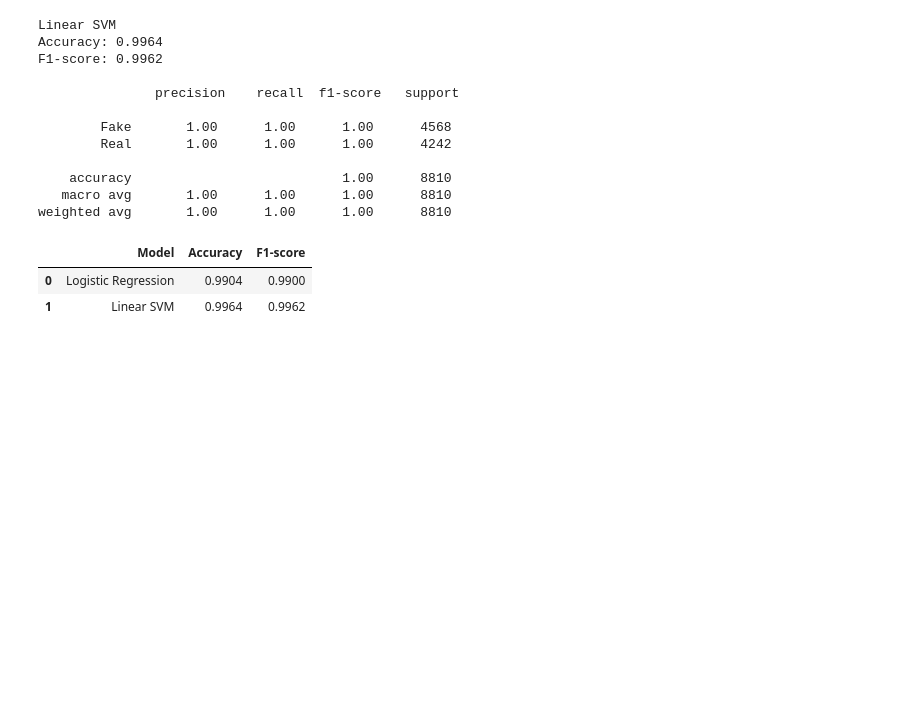
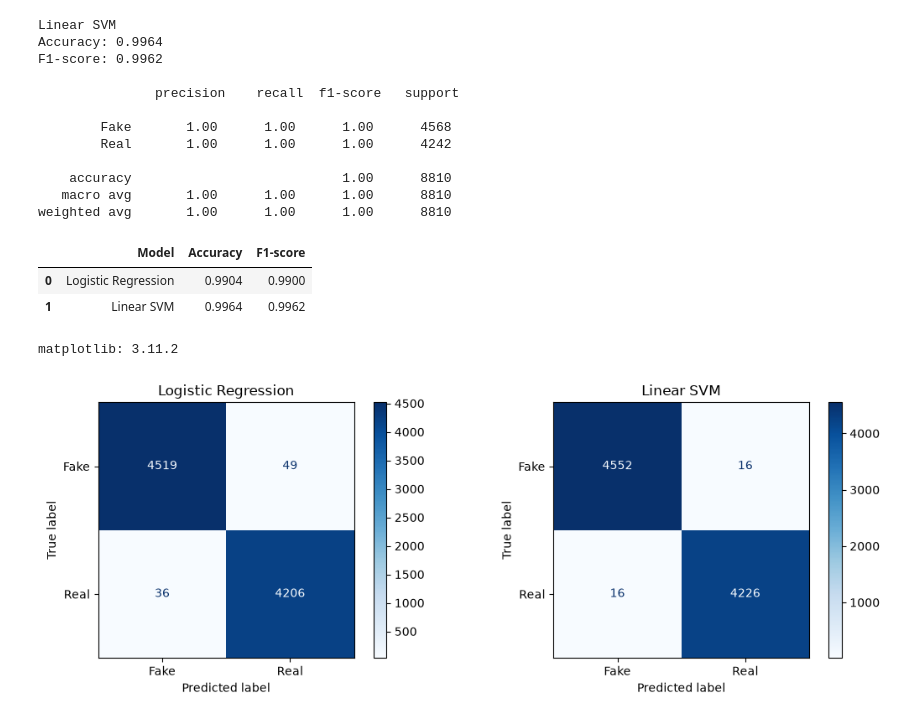
Before and after one commit to AreebaGhaffar/elevvo-task3-fake-news-detection, a Jupyter notebook: fake_news_detection.ipynb, the cells around one changed output. Saved outputs shown, nothing was run; the diff lists cells and outputs as text; code cells hidden in the pictures; blank space fills up the shorter version.

Commit message:
Add confusion matrices for both models

```diff
--- a/fake_news_detection.ipynb
+++ b/fake_news_detection.ipynb
@@ -298,3 +298,28 @@ weighted avg       1.00      1.00      1.00      8810
 |  | Model | Accuracy | F1-score |
 | 0 | Logistic Regression | 0.9904 | 0.9900 |
 | 1 | Linear SVM | 0.9964 | 0.9962 |
+# %%
+   import matplotlib
+   import matplotlib.pyplot as plt
+   from sklearn.metrics import ConfusionMatrixDisplay
+
+   print("matplotlib:", matplotlib.__version__)
+
+   fig, axes = plt.subplots(1, 2, figsize=(11, 4))
+
+   ConfusionMatrixDisplay.from_predictions(
+       y_test, lr_pred, display_labels=["Fake", "Real"], ax=axes[0], cmap="Blues"
+   )
+   axes[0].set_title("Logistic Regression")
+
+   ConfusionMatrixDisplay.from_predictions(
+       y_test, svm_pred, display_labels=["Fake", "Real"], ax=axes[1], cmap="Blues"
+   )
+   axes[1].set_title("Linear SVM")
+
+   plt.tight_layout()
+   plt.savefig("images/confusion_matrices.png", dpi=150)
+   plt.show()
+# %% [output]
+matplotlib: 3.11.2
+[figure, added]
```
Also changed, not shown: 1 other file.
